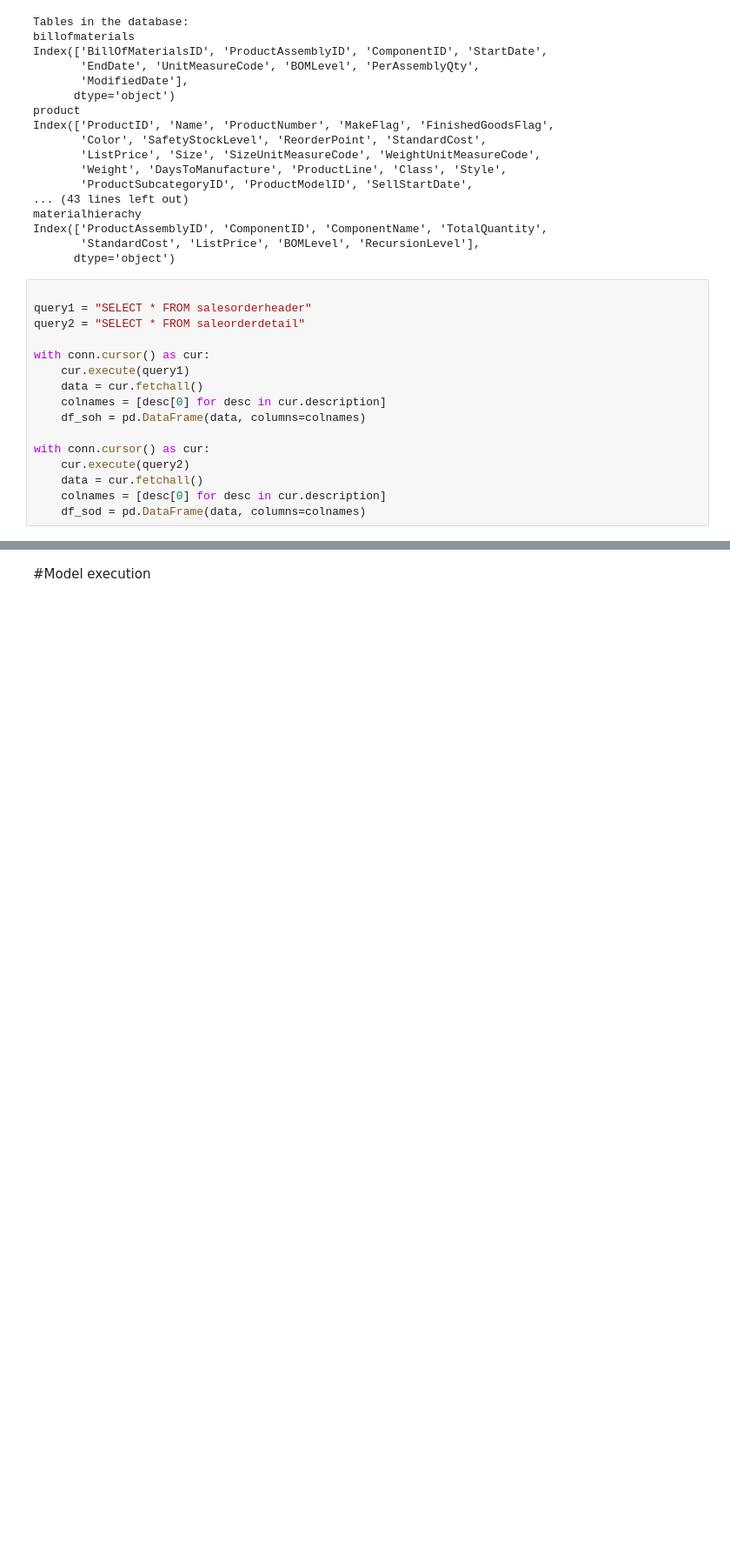
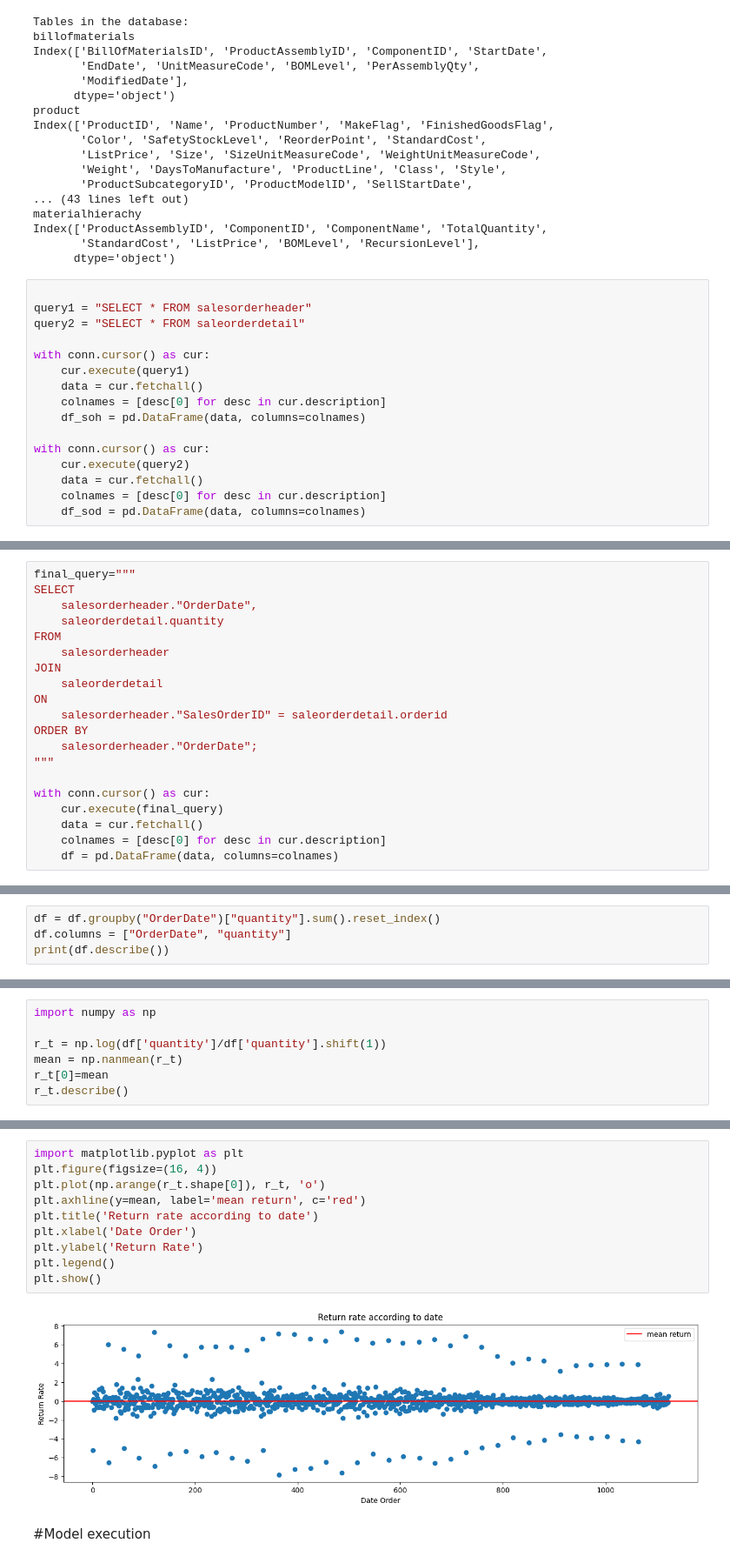
Before and after one commit to Hewhoipia/BDA-BI, a Jupyter notebook: arima/example.ipynb, the cells around one changed output, grey strips where cells are left out. Shown at 87% size. Drawn from its saved outputs; the diff is of its cells as text; blank space fills up the shorter version.

```diff
--- a/arima/example.ipynb
+++ b/arima/example.ipynb
@@ -119,0 +87,20 @@ print(df_sod.head())
+# %%
+final_query="""
+SELECT
+    salesorderheader."OrderDate",
+    saleorderdetail.quantity
+FROM
+    salesorderheader
+JOIN
+    saleorderdetail
+ON
+    salesorderheader."SalesOrderID" = saleorderdetail.orderid
+ORDER BY
+    salesorderheader."OrderDate";
+"""
+
+with conn.cursor() as cur:
+    cur.execute(final_query)
+    data = cur.fetchall()
+    colnames = [desc[0] for desc in cur.description]
+    df = pd.DataFrame(data, columns=colnames)
@@ -121,0 +121,4 @@ print(df_sod.head())
+# %%
+df = df.groupby("OrderDate")["quantity"].sum().reset_index()
+df.columns = ["OrderDate", "quantity"]
+print(df.describe())
@@ -121,0 +137,7 @@ print(df_sod.head())
+# %%
+import numpy as np
+
+r_t = np.log(df['quantity']/df['quantity'].shift(1))
+mean = np.nanmean(r_t)
+r_t[0]=mean
+r_t.describe()
@@ -122,3 +154,15 @@ print(df_sod.head())
+# %%
+import matplotlib.pyplot as plt
+plt.figure(figsize=(16, 4))
+plt.plot(np.arange(r_t.shape[0]), r_t, 'o')
+plt.axhline(y=mean, label='mean return', c='red')
+plt.title('Return rate according to date')
+plt.xlabel('Date Order')
+plt.ylabel('Return Rate')
+plt.legend()
+plt.show()
+# %% [output]
+[figure, added]
 # %% [markdown]
 #Model execution
 # %%
```
Also changed, not shown: parts of 10 cells of this notebook.
